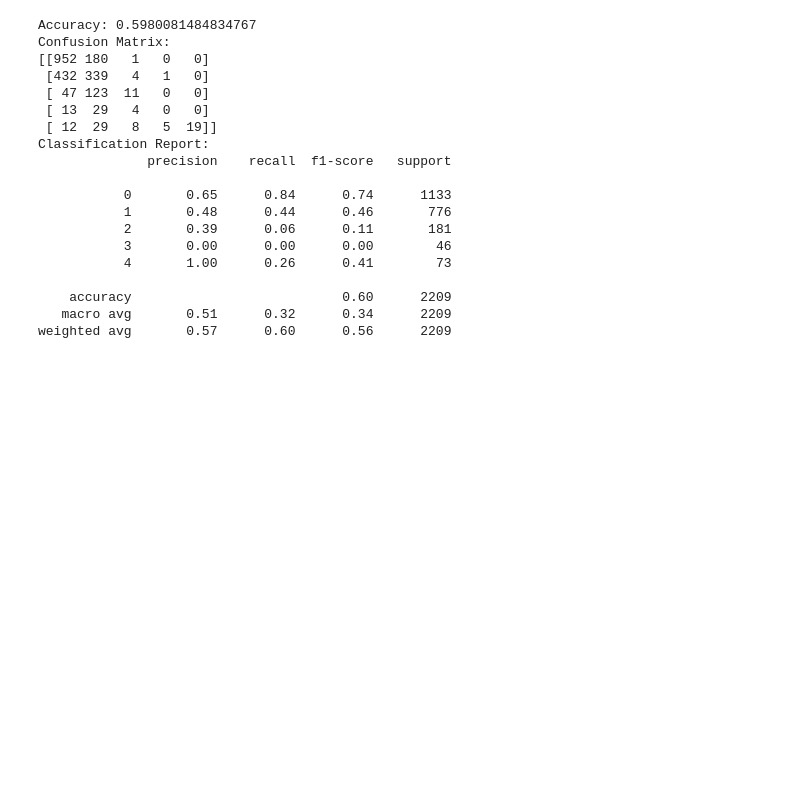
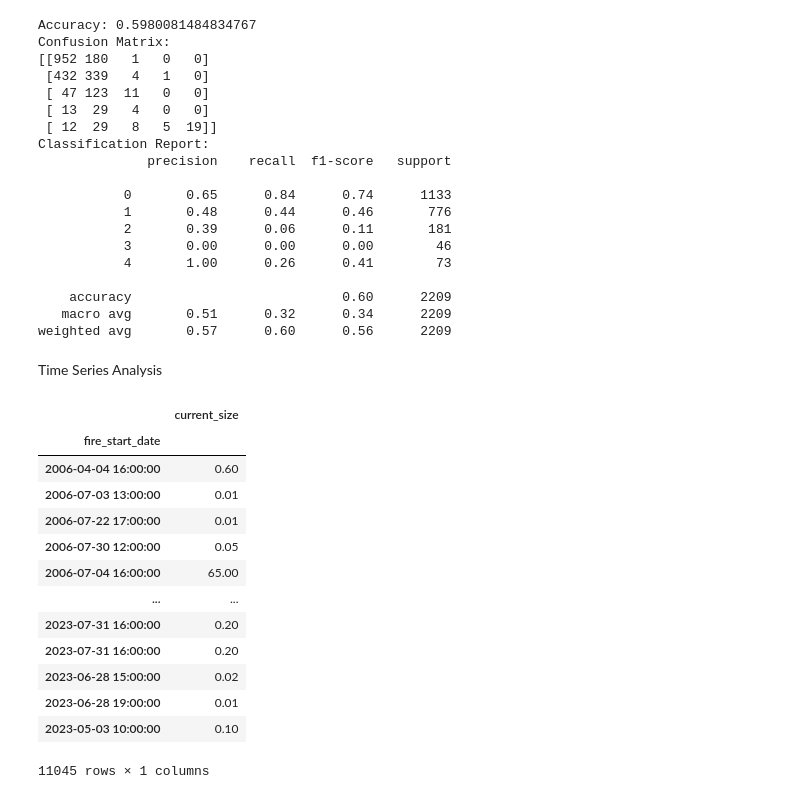
Before and after one commit to galsaidi/Data695, a Jupyter notebook: project.ipynb, the cells around one changed output. Saved outputs shown, nothing was run; the diff lists cells and outputs as text; code cells hidden in the pictures; blank space fills up the shorter version.

```diff
--- a/project.ipynb
+++ b/project.ipynb
@@ -505,3 +534,5 @@ Classification Report:
     accuracy                           0.60      2209
    macro avg       0.51      0.32      0.34      2209
 weighted avg       0.57      0.60      0.56      2209
+# %% [markdown]
+Time Series Analysis
@@ -507,0 +541,31 @@ weighted avg       0.57      0.60      0.56      2209
+# %%
+ts_data = clean_na.copy()
+
+ts_data['fire_start_date'] = pd.to_datetime(
+    ts_data[['start_for_fire_date_year', 'start_for_fire_date_month', 'start_for_fire_date_day', 'start_for_fire_date_hour']]
+    .rename(columns={
+        'start_for_fire_date_year': 'year',
+        'start_for_fire_date_month': 'month',
+        'start_for_fire_date_day': 'day',
+        'start_for_fire_date_hour': 'hour'
+    })
+)
+
+ts_data = ts_data[['current_size']].copy()
+
+display(ts_data)
+# %% [output]
+|  | current_size |
+| fire_start_date |  |
+| 2006-04-04 16:00:00 | 0.60 |
+| 2006-07-03 13:00:00 | 0.01 |
+| 2006-07-22 17:00:00 | 0.01 |
+| 2006-07-30 12:00:00 | 0.05 |
+| 2006-07-04 16:00:00 | 65.00 |
+| ... | ... |
+| 2023-07-31 16:00:00 | 0.20 |
+| 2023-07-31 16:00:00 | 0.20 |
+| 2023-06-28 15:00:00 | 0.02 |
+| 2023-06-28 19:00:00 | 0.01 |
+| 2023-05-03 10:00:00 | 0.10 |
+11045 rows × 1 columns
```
Also changed, not shown: parts of 11 cells of this notebook.
